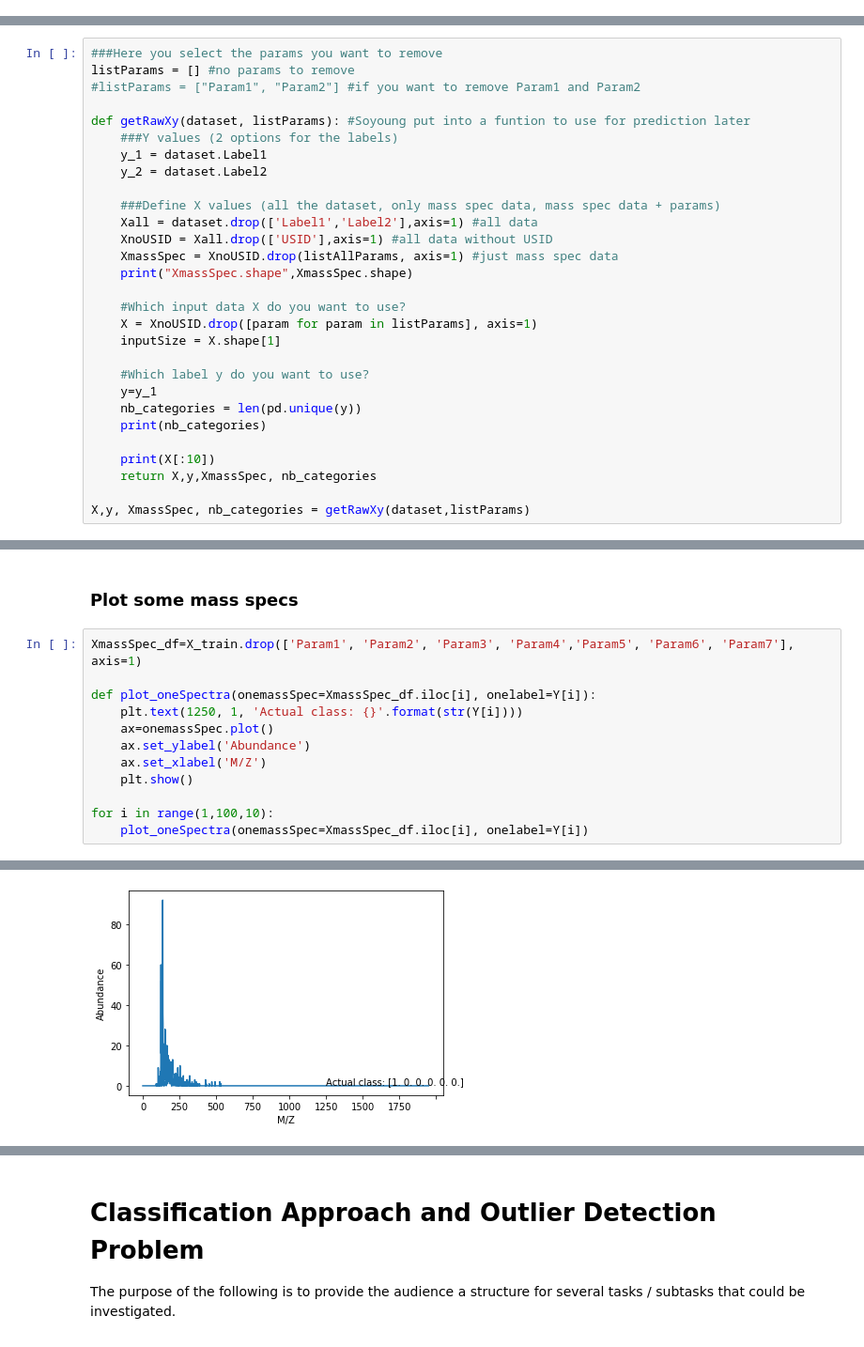
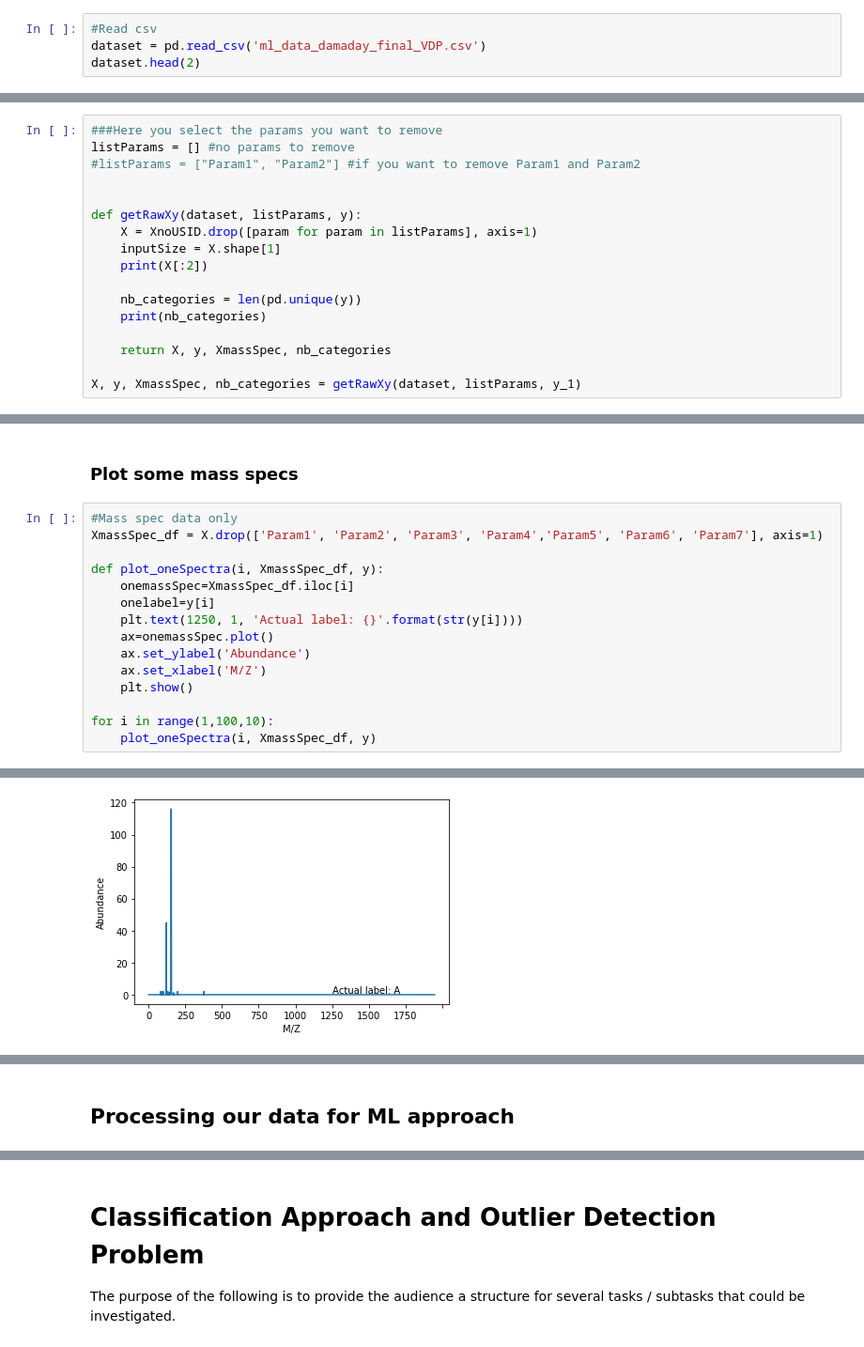
Before and after one commit to parksoy/DAMADAY2020_NASA, a Jupyter notebook: IwillbeOfficial_FromLocal_Soyoung.ipynb, the cells around one changed output, grey strips where cells are left out. Shown at 94% size. Saved outputs shown, nothing was run; the diff lists cells and outputs as text.

```diff
--- a/IwillbeOfficial_FromLocal_Soyoung.ipynb
+++ b/IwillbeOfficial_FromLocal_Soyoung.ipynb
@@ -212,3 +213,7 @@ from sklearn.preprocessing import LabelEncoder
 from sklearn.preprocessing import OneHotEncoder
 from sklearn.model_selection import train_test_split
 import matplotlib.pyplot as plt
+# %%
+#Read csv
+dataset = pd.read_csv('ml_data_damaday_final_VDP.csv')
+dataset.head(2)
@@ -254,28 +275,16 @@ plt.show()
 listParams = [] #no params to remove
 #listParams = ["Param1", "Param2"] #if you want to remove Param1 and Param2
 
-def getRawXy(dataset, listParams): #Soyoung put into a funtion to use for prediction later
-    ###Y values (2 options for the labels)
-    y_1 = dataset.Label1
-    y_2 = dataset.Label2
 
-    ###Define X values (all the dataset, only mass spec data, mass spec data + params)
-    Xall = dataset.drop(['Label1','Label2'],axis=1) #all data
-    XnoUSID = Xall.drop(['USID'],axis=1) #all data without USID
-    XmassSpec = XnoUSID.drop(listAllParams, axis=1) #just mass spec data
-    print("XmassSpec.shape",XmassSpec.shape)
-
-    #Which input data X do you want to use?
+def getRawXy(dataset, listParams, y):
     X = XnoUSID.drop([param for param in listParams], axis=1)
     inputSize = X.shape[1]
+    print(X[:2])
 
-    #Which label y do you want to use?
-    y=y_1
     nb_categories = len(pd.unique(y))
     print(nb_categories)
 
-    print(X[:10])
-    return X,y,XmassSpec, nb_categories
+    return X, y, XmassSpec, nb_categories
 
-X,y, XmassSpec, nb_categories = getRawXy(dataset,listParams)
+X, y, XmassSpec, nb_categories = getRawXy(dataset, listParams, y_1)
 # %% [output]
@@ -299,15 +301,18 @@ XmassSpec.shape (26685, 1951)
 # %% [markdown]
 ### Plot some mass specs
 # %%
-XmassSpec_df=X_train.drop(['Param1', 'Param2', 'Param3', 'Param4','Param5', 'Param6', 'Param7'], axis=1)
+#Mass spec data only
+XmassSpec_df = X.drop(['Param1', 'Param2', 'Param3', 'Param4','Param5', 'Param6', 'Param7'], axis=1)
 
-def plot_oneSpectra(onemassSpec=XmassSpec_df.iloc[i], onelabel=Y[i]):
-    plt.text(1250, 1, 'Actual class: {}'.format(str(Y[i])))
+def plot_oneSpectra(i, XmassSpec_df, y):
+    onemassSpec=XmassSpec_df.iloc[i]
+    onelabel=y[i]
+    plt.text(1250, 1, 'Actual label: {}'.format(str(y[i])))
     ax=onemassSpec.plot()
     ax.set_ylabel('Abundance')
     ax.set_xlabel('M/Z')
     plt.show()
 
 for i in range(1,100,10):
-    plot_oneSpectra(onemassSpec=XmassSpec_df.iloc[i], onelabel=Y[i])
+    plot_oneSpectra(i, XmassSpec_df, y)
 # %% [output]
@@ -319 +324 @@ for i in range(1,100,10):
-[figure, old version]
+[figure, new version]
@@ -324 +329,3 @@ for i in range(1,100,10):
+# %% [markdown]
+## Processing our data for ML approach
 # %% [markdown]
```
Also changed, not shown: parts of 53 cells of this notebook, 4 other files.
